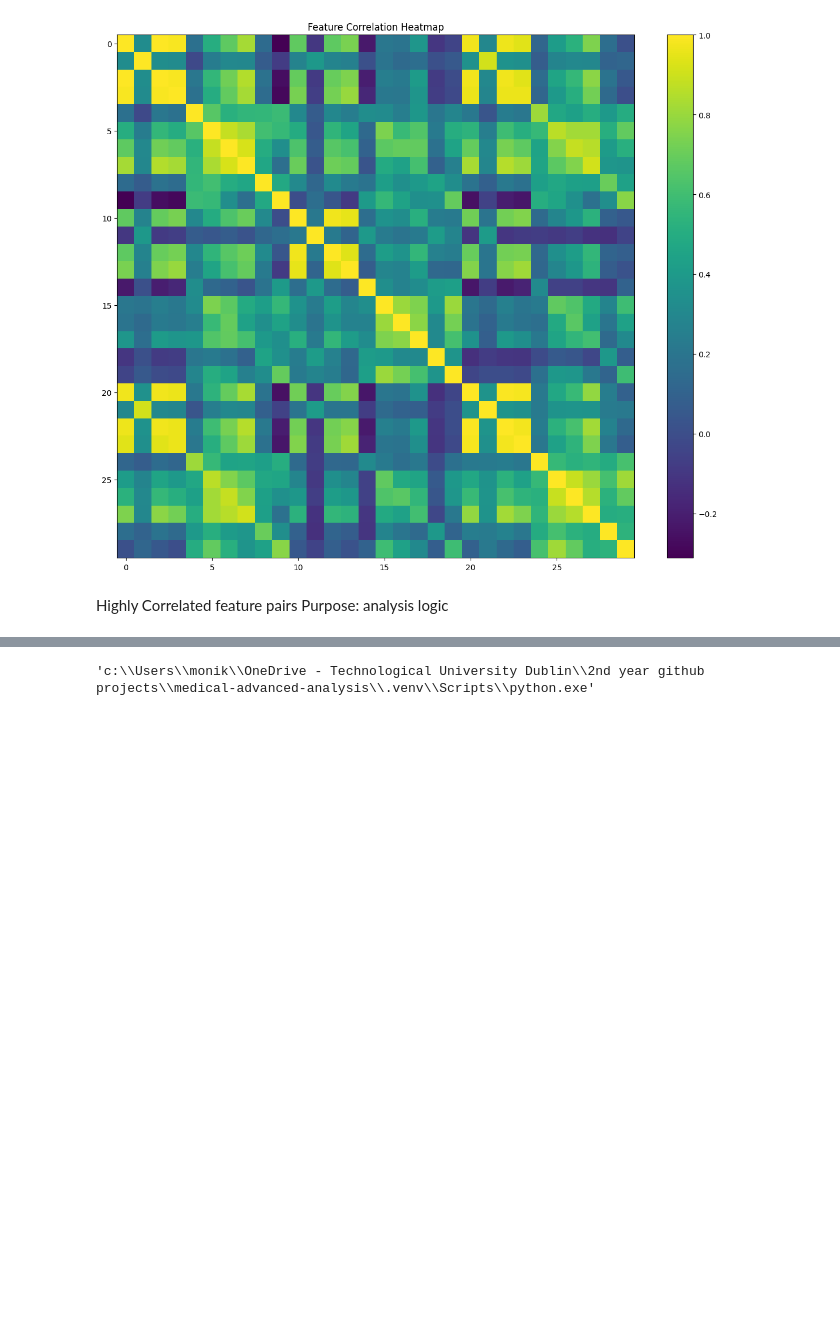
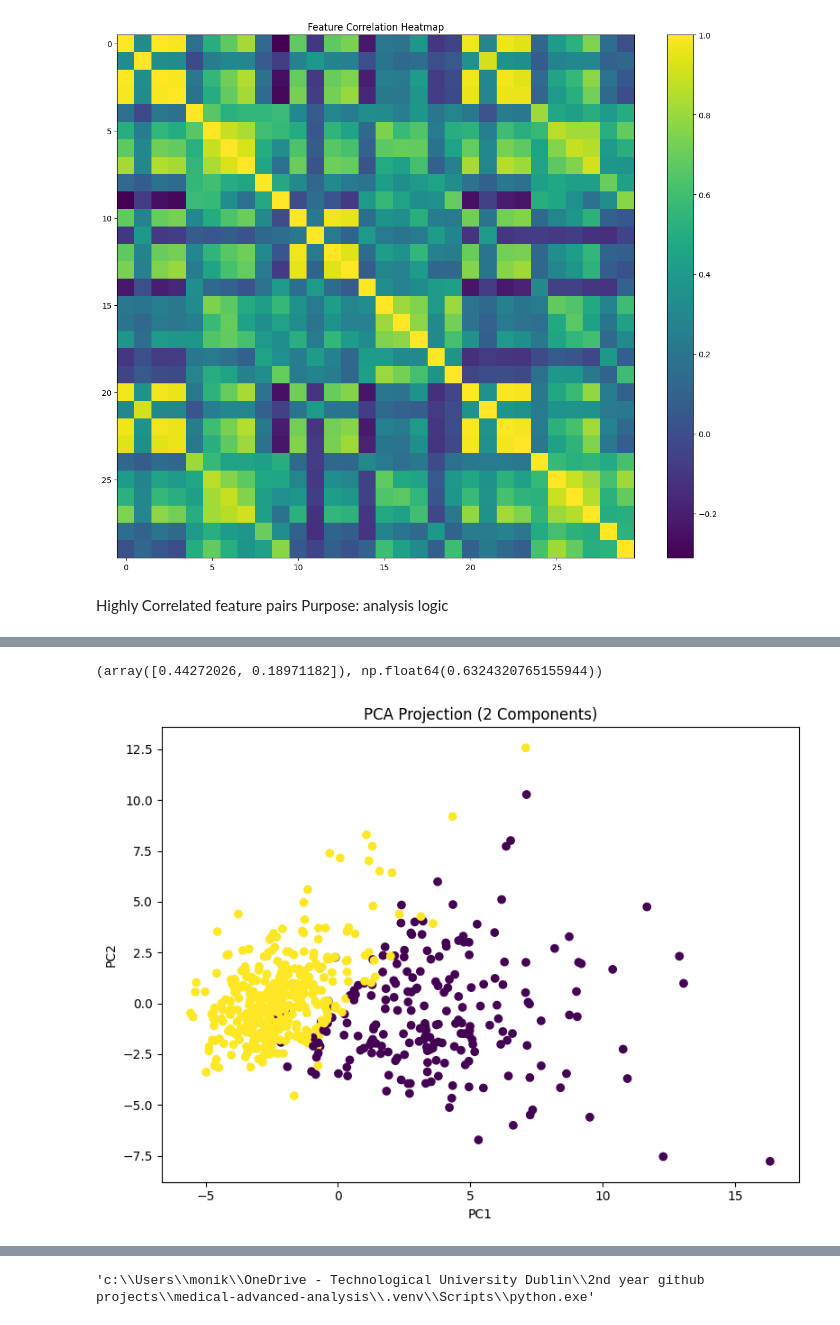
Before and after one commit to monikeoz/medical-advanced-data-analysis, a Jupyter notebook: advanced_analysis.ipynb, the cells around one changed output, grey strips where cells are left out. Cells and saved outputs as stored; diff of their text form; code cells hidden in the pictures; blank space fills up the shorter version.

Commit message:
Add PCA dimensionality reduction and visualizations

```diff
--- a/advanced_analysis.ipynb
+++ b/advanced_analysis.ipynb
@@ -70,0 +76,31 @@ pairs_sorted[:15]
+# %%
+from sklearn.preprocessing import StandardScaler
+from sklearn.decomposition import PCA
+
+#Features and target
+x = df.drop(columns=["target"])
+y = df["target"]
+
+#Standardise features (important for PCA)
+scaler = StandardScaler()
+x_scaled = scaler.fit_transform(x)
+
+#PCA to 2 components for visualisition
+pca = PCA(n_components=2)
+x_pca = pca.fit_transform(x_scaled)
+
+#Variance explained
+pca.explained_variance_ratio_, pca.explained_variance_ratio_.sum()
+# %% [output]
+(array([0.44272026, 0.18971182]), np.float64(0.6324320765155944))
+# %%
+plt.figure(figsize=(8, 6))
+plt.scatter(x_pca[:, 0], x_pca[:, 1], c=y)
+plt.title("PCA Projection (2 Components)")
+plt.xlabel("PC1")
+plt.ylabel("PC2")
+plt.tight_layout()
+plt.savefig("images/pca_projection.png", dpi=200)
+plt.show()
+# %% [output]
+[figure, added]
```
Also changed, not shown: parts of 5 cells of this notebook, 2 other files.
